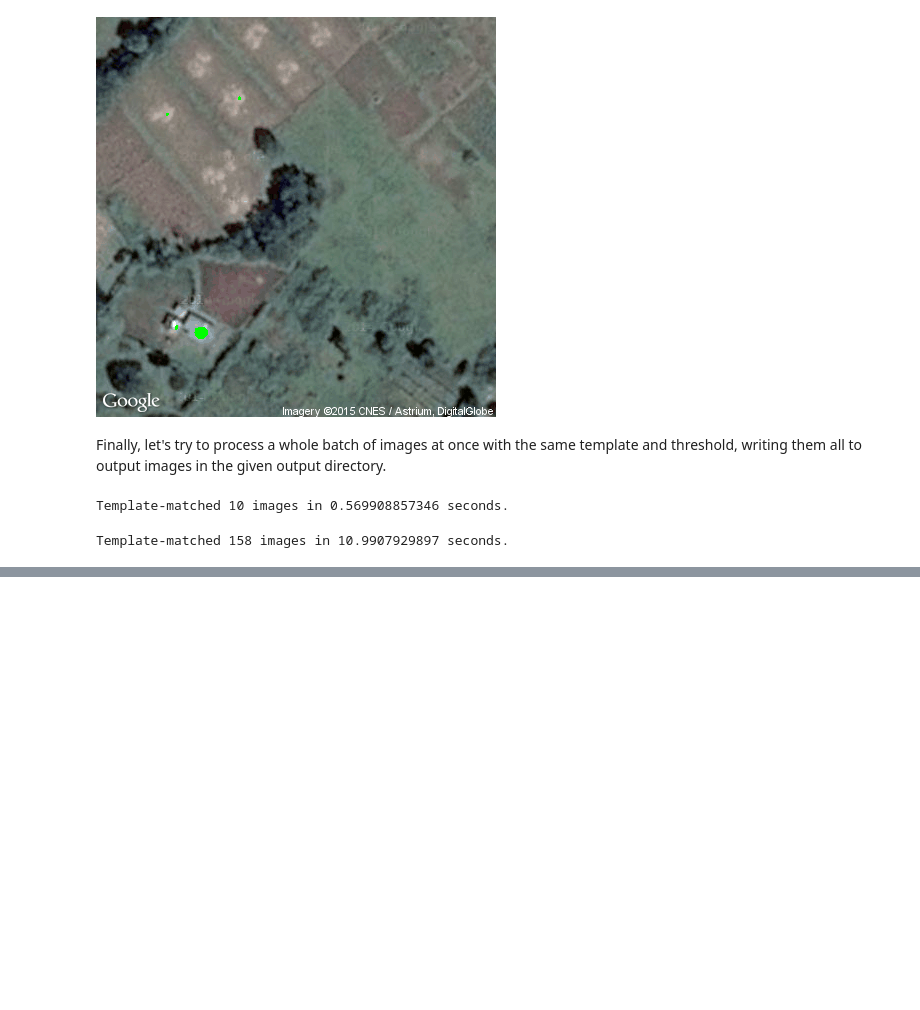
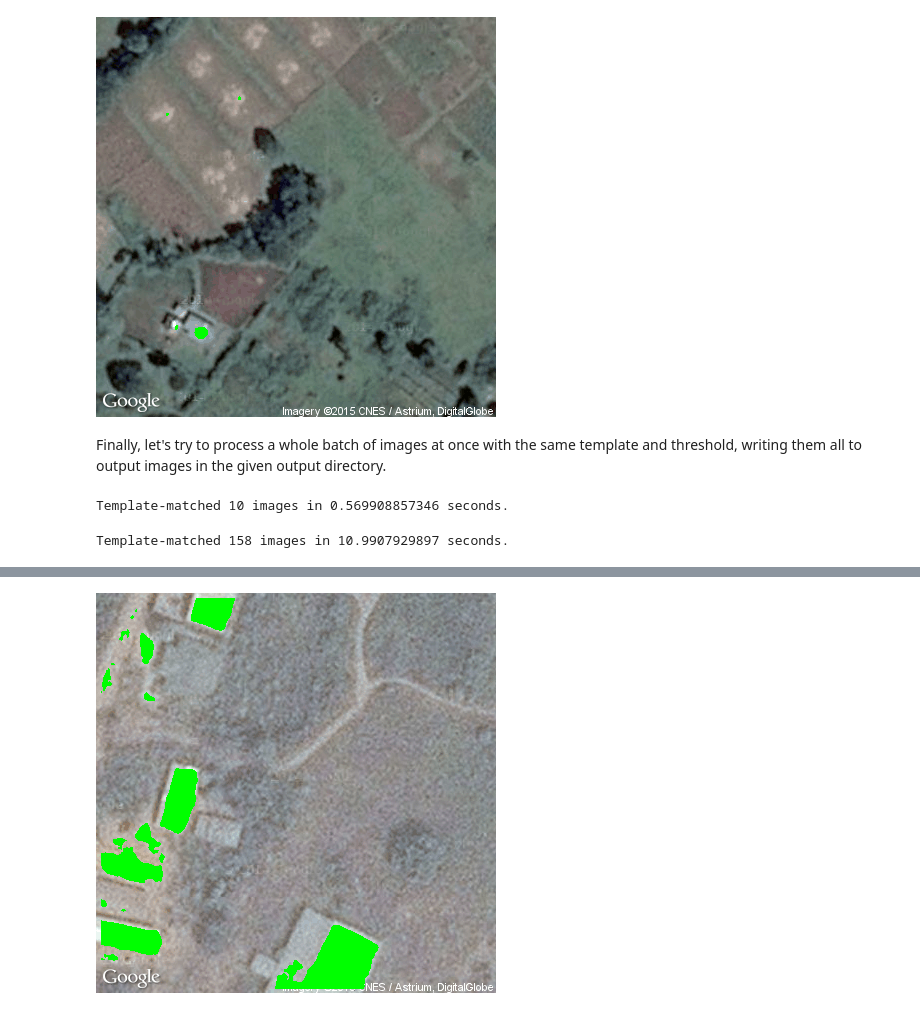
Before and after one commit to pmav99/BuildingDetector, a Jupyter notebook: ipython/3_Creating_modules.ipynb, the cells around one changed output, grey strips where cells are left out. Drawn from its saved outputs; the diff is of its cells as text; code cells hidden in the pictures; blank space fills up the shorter version.

```diff
--- a/ipython/3_Creating_modules.ipynb
+++ b/ipython/3_Creating_modules.ipynb
@@ -52,0 +62,6 @@ Template-matched 158 images in 10.9907929897 seconds.
+# %%
+out3Fn = imageDir + 'output_images/test3.png'
+write_thresholded(test3Fn, temp1fn, out3Fn, threshold=0.05, color=(0,255,0))
+IPython.display.Image(out3Fn)
+# %% [output]
+[figure, added]
```
Also changed, not shown: parts of 3 cells of this notebook.
